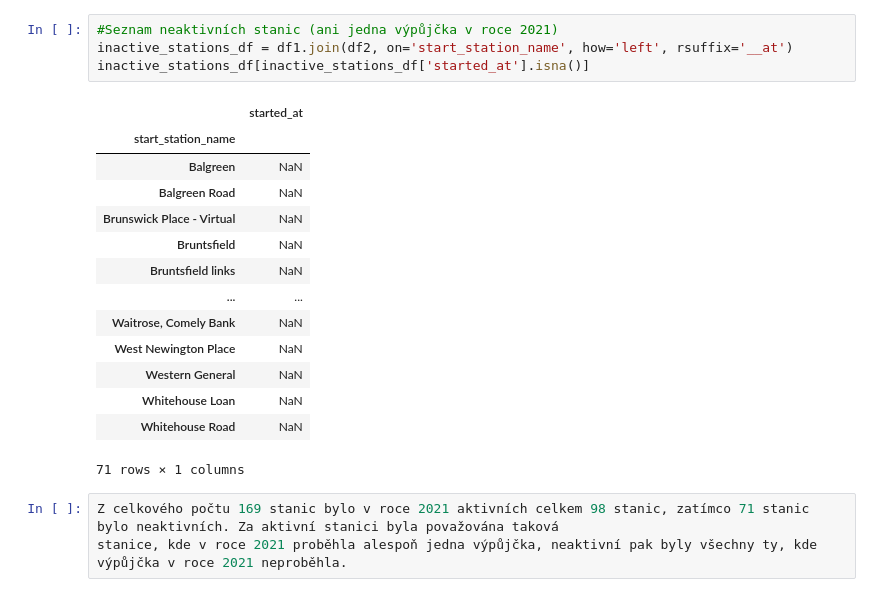
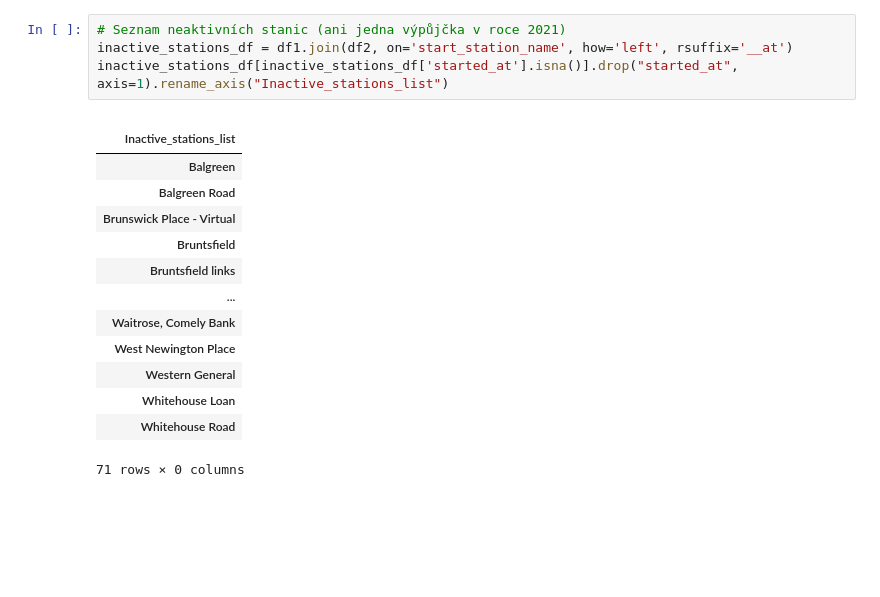
Before and after one commit to MartinHans1/Python-Edinburgh-bike-sharing-case-study, a Jupyter notebook: Python_projekt.ipynb, the cells around one changed output. Cells and saved outputs as stored; diff of their text form; blank space fills up the shorter version.

```diff
--- a/Python_projekt.ipynb
+++ b/Python_projekt.ipynb
@@ -112,22 +111,19 @@ df2
 # %%
-#Seznam neaktivních stanic (ani jedna výpůjčka v roce 2021)
+# Seznam neaktivních stanic (ani jedna výpůjčka v roce 2021)
 inactive_stations_df = df1.join(df2, on='start_station_name', how='left', rsuffix='__at')
-inactive_stations_df[inactive_stations_df['started_at'].isna()]
+inactive_stations_df[inactive_stations_df['started_at'].isna()].drop("started_at", axis=1).rename_axis("Inactive_stations_list")
 # %% [output]
-|  | started_at |
-| start_station_name |  |
-| Balgreen | NaN |
-| Balgreen Road | NaN |
-| Brunswick Place - Virtual | NaN |
-| Bruntsfield | NaN |
-| Bruntsfield links | NaN |
-| ... | ... |
-| Waitrose, Comely Bank | NaN |
-| West Newington Place | NaN |
-| Western General | NaN |
-| Whitehouse Loan | NaN |
-| Whitehouse Road | NaN |
+|  |
+| Inactive_stations_list |
+| Balgreen |
+| Balgreen Road |
+| Brunswick Place - Virtual |
+| Bruntsfield |
+| Bruntsfield links |
+| ... |
+| Waitrose, Comely Bank |
+| West Newington Place |
+| Western General |
+| Whitehouse Loan |
+| Whitehouse Road |
-71 rows × 1 columns
+71 rows × 0 columns
-# %%
-Z celkového počtu 169 stanic bylo v roce 2021 aktivních celkem 98 stanic, zatímco 71 stanic bylo neaktivních. Za aktivní stanici byla považována taková
-stanice, kde v roce 2021 proběhla alespoň jedna výpůjčka, neaktivní pak byly všechny ty, kde výpůjčka v roce 2021 neproběhla.
```
Also changed, not shown: parts of 52 cells of this notebook.
